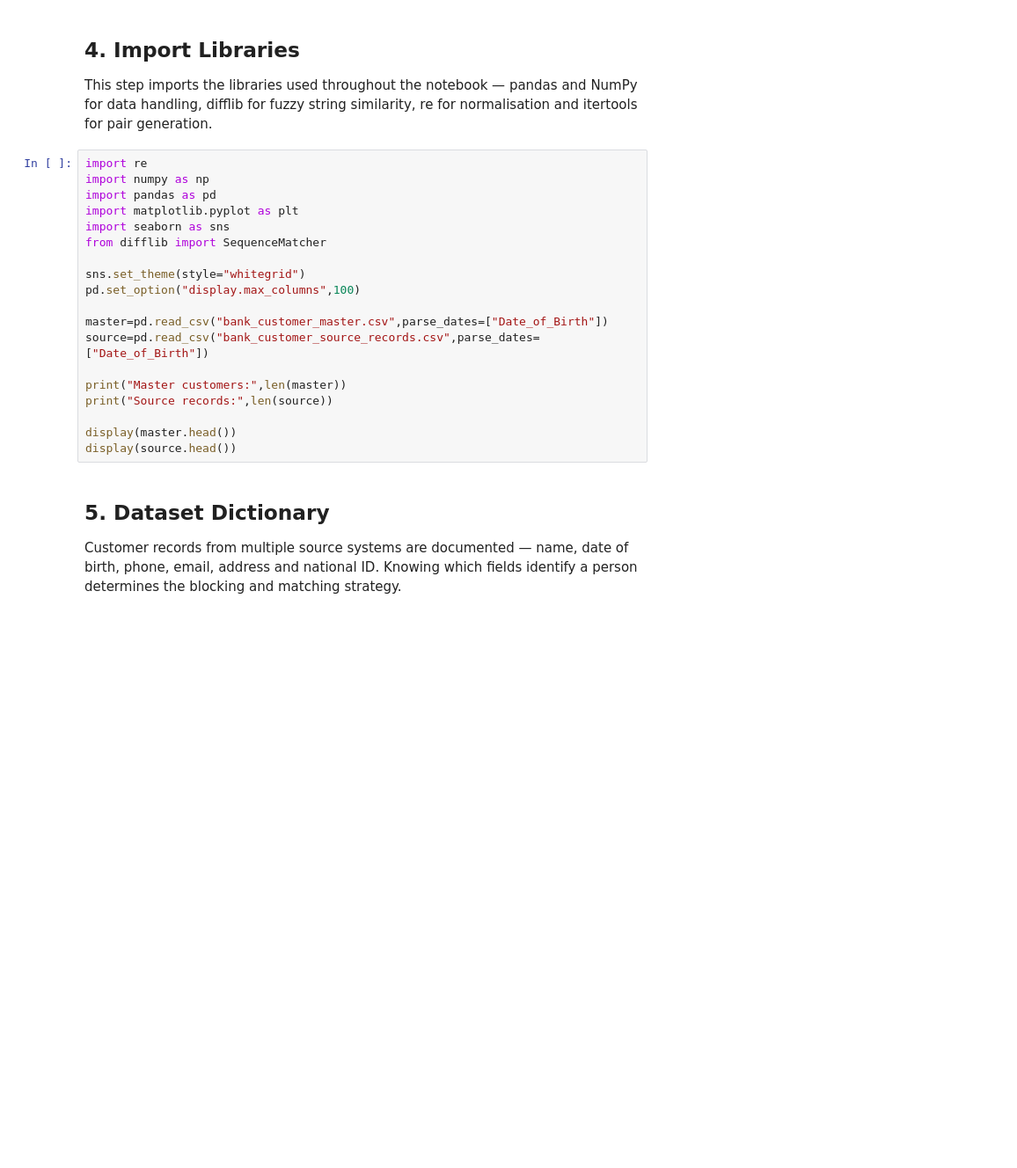
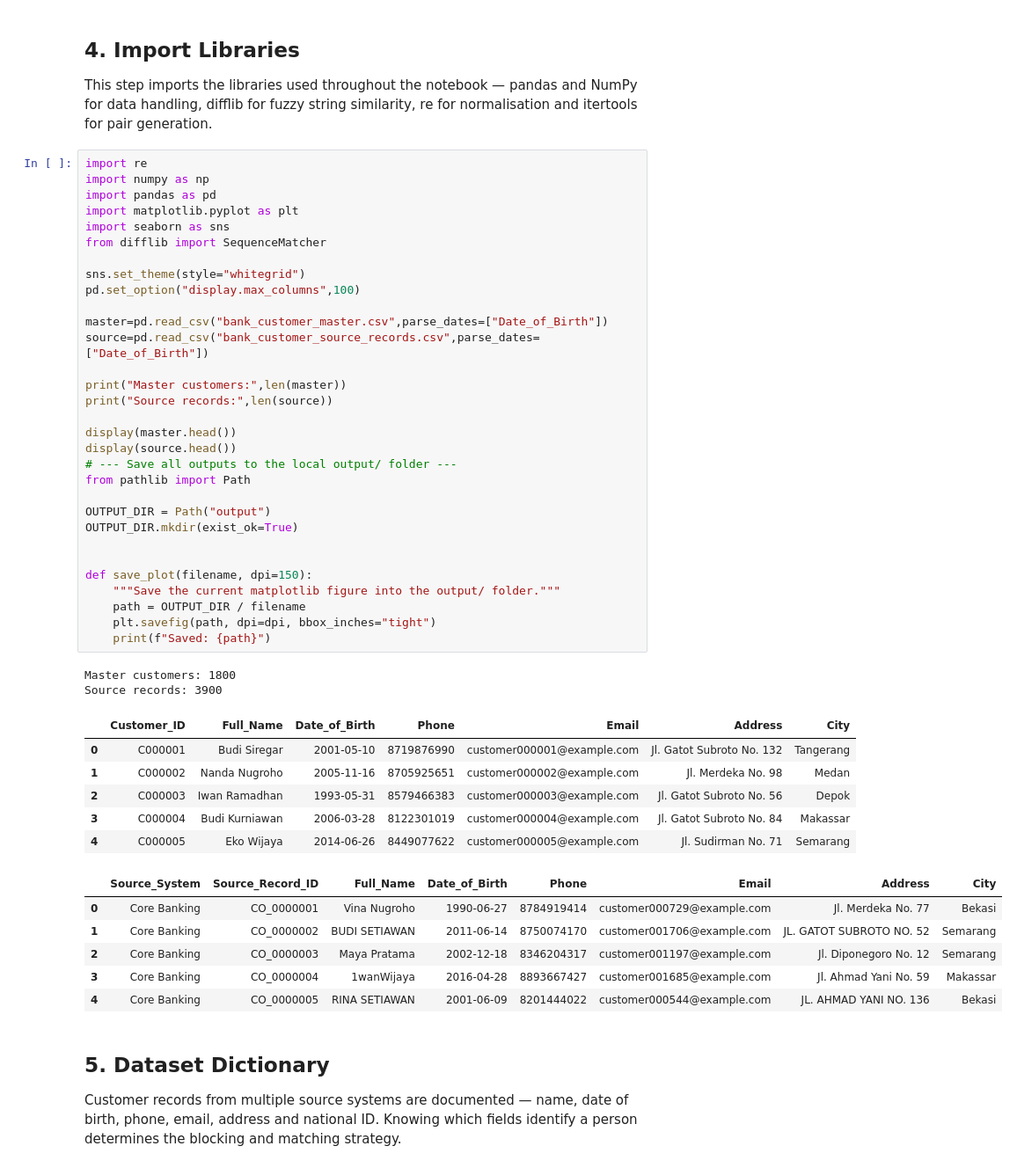
Before and after one commit to ikhsannur1996/banking-data-science-ml-ai-projects, a Jupyter notebook: 18_entity_resolution_deduplication/Bank_Entity_Resolution_Customer_Deduplication.ipynb, the cells around one changed output. Shown at 88% size. Cells and saved outputs as stored; diff of their text form; blank space fills up the shorter version.

```diff
--- a/18_entity_resolution_deduplication/Bank_Entity_Resolution_Customer_Deduplication.ipynb
+++ b/18_entity_resolution_deduplication/Bank_Entity_Resolution_Customer_Deduplication.ipynb
@@ -92,22 +92,49 @@ This step imports the libraries used throughout the notebook — pandas and NumP
 # %%
 import re
 import numpy as np
 import pandas as pd
 import matplotlib.pyplot as plt
 import seaborn as sns
 from difflib import SequenceMatcher
 
 sns.set_theme(style="whitegrid")
 pd.set_option("display.max_columns",100)
 
 master=pd.read_csv("bank_customer_master.csv",parse_dates=["Date_of_Birth"])
 source=pd.read_csv("bank_customer_source_records.csv",parse_dates=["Date_of_Birth"])
 
 print("Master customers:",len(master))
 print("Source records:",len(source))
 
 display(master.head())
 display(source.head())
+# --- Save all outputs to the local output/ folder ---
+from pathlib import Path
+
+OUTPUT_DIR = Path("output")
+OUTPUT_DIR.mkdir(exist_ok=True)
+
+
+def save_plot(filename, dpi=150):
+    """Save the current matplotlib figure into the output/ folder."""
+    path = OUTPUT_DIR / filename
+    plt.savefig(path, dpi=dpi, bbox_inches="tight")
+    print(f"Saved: {path}")
+# %% [output]
+Master customers: 1800
+Source records: 3900
+|  | Customer_ID | Full_Name | Date_of_Birth | Phone | Email | Address | City |
+| 0 | C000001 | Budi Siregar | 2001-05-10 | 8719876990 | customer000001@example.com | Jl. Gatot Subroto No. 132 | Tangerang |
+| 1 | C000002 | Nanda Nugroho | 2005-11-16 | 8705925651 | customer000002@example.com | Jl. Merdeka No. 98 | Medan |
+| 2 | C000003 | Iwan Ramadhan | 1993-05-31 | 8579466383 | customer000003@example.com | Jl. Gatot Subroto No. 56 | Depok |
+| 3 | C000004 | Budi Kurniawan | 2006-03-28 | 8122301019 | customer000004@example.com | Jl. Gatot Subroto No. 84 | Makassar |
+| 4 | C000005 | Eko Wijaya | 2014-06-26 | 8449077622 | customer000005@example.com | Jl. Sudirman No. 71 | Semarang |
+|  | Source_System | Source_Record_ID | Full_Name | Date_of_Birth | Phone | Email | Address | City |
+| 0 | Core Banking | CO_0000001 | Vina Nugroho | 1990-06-27 | 8784919414 | customer000729@example.com | Jl. Merdeka No. 77 | Bekasi |
+| 1 | Core Banking | CO_0000002 | BUDI SETIAWAN | 2011-06-14 | 8750074170 | customer001706@example.com | JL. GATOT SUBROTO NO. 52 | Semarang |
+| 2 | Core Banking | CO_0000003 | Maya Pratama | 2002-12-18 | 8346204317 | customer001197@example.com | Jl. Diponegoro No. 12 | Semarang |
+| 3 | Core Banking | CO_0000004 | 1wanWijaya | 2016-04-28 | 8893667427 | customer001685@example.com | Jl. Ahmad Yani No. 59 | Makassar |
+| 4 | Core Banking | CO_0000005 | RINA SETIAWAN | 2001-06-09 | 8201444022 | customer000544@example.com | JL. AHMAD YANI NO. 136 | Bekasi |
 # %% [markdown]
 ## 5. Dataset Dictionary
 
```
Also changed, not shown: parts of 14 cells of this notebook, 41 other files.
